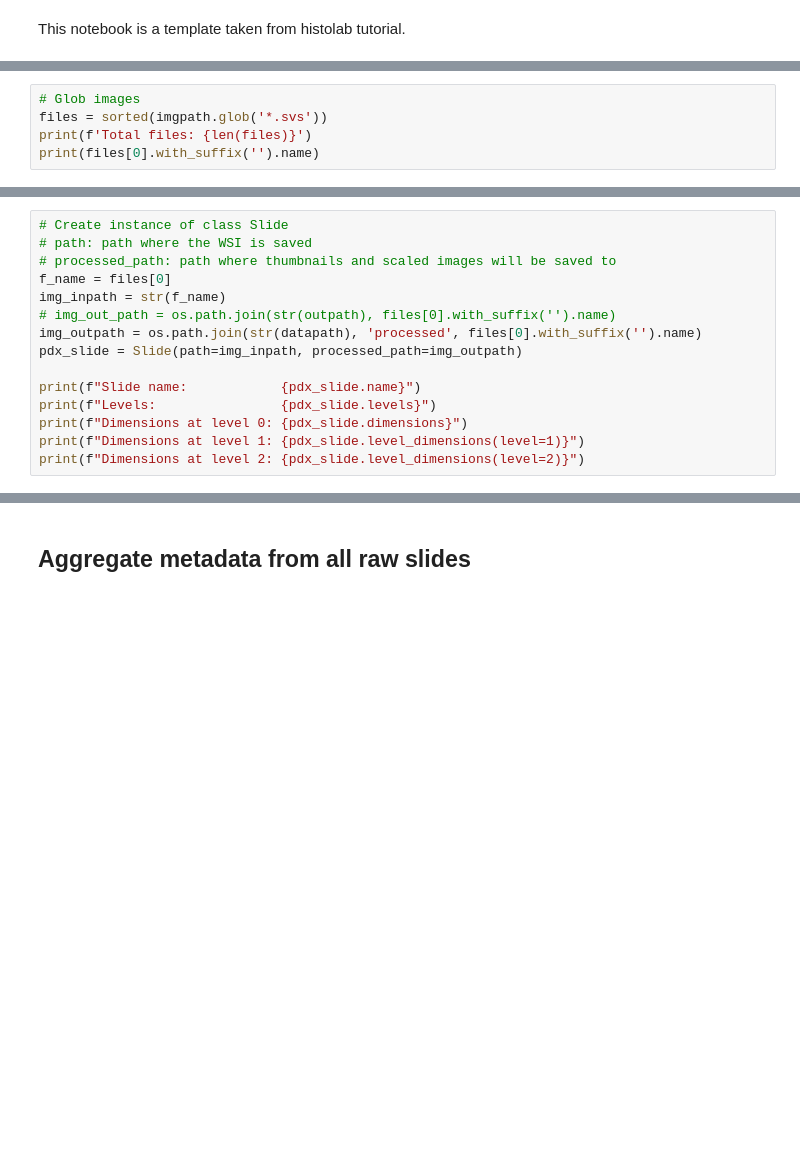
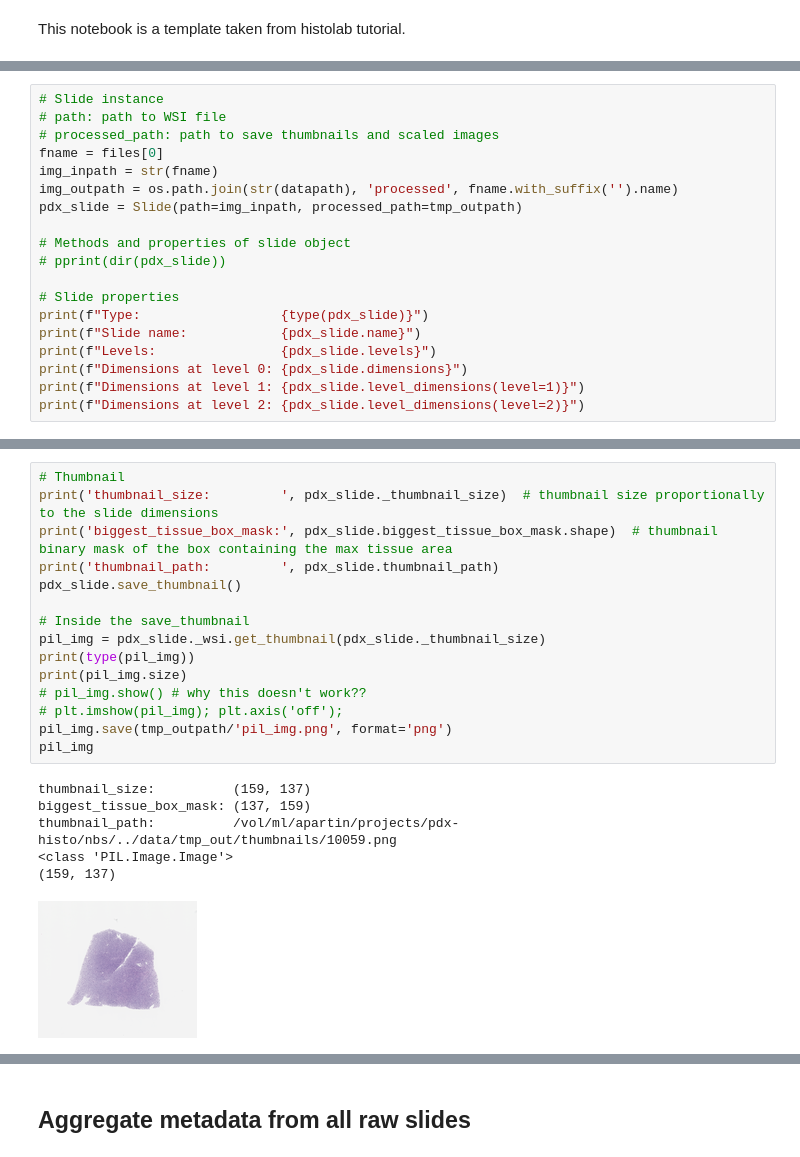
Before and after one commit to adpartin/pdx-histo, a Jupyter notebook: nbs/pdx-img-eda.ipynb, the cells around one changed output, grey strips where cells are left out. Cells and saved outputs as stored; diff of their text form; blank space fills up the shorter version.

```diff
--- a/nbs/pdx-img-eda.ipynb
+++ b/nbs/pdx-img-eda.ipynb
@@ -27,5 +44,0 @@ imgpath = dirpath/'../data/svs_images'  # path to raw WSI data
-# %%
-# Glob images
-files = sorted(imgpath.glob('*.svs'))
-print(f'Total files: {len(files)}')
-print(files[0].with_suffix('').name)
@@ -35,13 +62,17 @@ Total files: 146
 # %%
-# Create instance of class Slide
-# path: path where the WSI is saved
-# processed_path: path where thumbnails and scaled images will be saved to
-f_name = files[0]
-img_inpath = str(f_name)
-# img_out_path = os.path.join(str(outpath), files[0].with_suffix('').name)
-img_outpath = os.path.join(str(datapath), 'processed', files[0].with_suffix('').name)
-pdx_slide = Slide(path=img_inpath, processed_path=img_outpath)
+# Slide instance
+# path: path to WSI file
+# processed_path: path to save thumbnails and scaled images
+fname = files[0]
+img_inpath = str(fname)
+img_outpath = os.path.join(str(datapath), 'processed', fname.with_suffix('').name)
+pdx_slide = Slide(path=img_inpath, processed_path=tmp_outpath)
 
+# Methods and properties of slide object
+# pprint(dir(pdx_slide))
+
+# Slide properties
+print(f"Type:                  {type(pdx_slide)}")
 print(f"Slide name:            {pdx_slide.name}")
 print(f"Levels:                {pdx_slide.levels}")
 print(f"Dimensions at level 0: {pdx_slide.dimensions}")
@@ -75,0 +110,22 @@ Level dimensions: ((21911, 24376), (5477, 6094), (1369, 1523))
+# %%
+# Thumbnail
+print('thumbnail_size:         ', pdx_slide._thumbnail_size)  # thumbnail size proportionally to the slide dimensions
+print('biggest_tissue_box_mask:', pdx_slide.biggest_tissue_box_mask.shape)  # thumbnail binary mask of the box containing the max tissue area
+print('thumbnail_path:         ', pdx_slide.thumbnail_path)
+pdx_slide.save_thumbnail()
+
+# Inside the save_thumbnail
+pil_img = pdx_slide._wsi.get_thumbnail(pdx_slide._thumbnail_size)
+print(type(pil_img))
+print(pil_img.size)
+# pil_img.show() # why this doesn't work??
+# plt.imshow(pil_img); plt.axis('off');
+pil_img.save(tmp_outpath/'pil_img.png', format='png')
+pil_img
+# %% [output]
+thumbnail_size:          (159, 137)
+biggest_tissue_box_mask: (137, 159)
+thumbnail_path:          /vol/ml/apartin/projects/pdx-histo/nbs/../data/tmp_out/thumbnails/10059.png
+<class 'PIL.Image.Image'>
+(159, 137)
+[figure, added]
```
Also changed, not shown: parts of 23 cells of this notebook, 10 other files.
